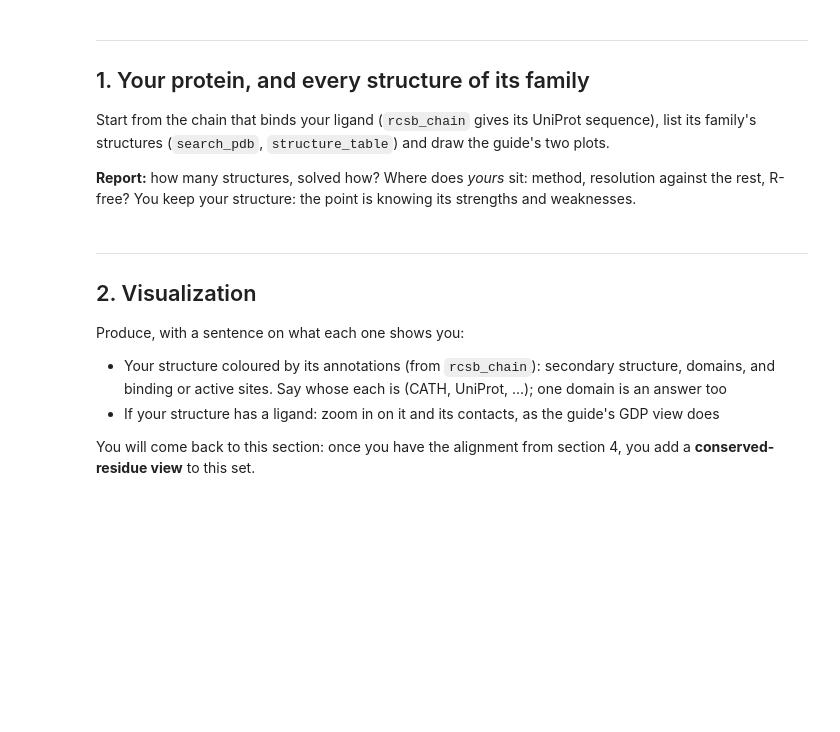
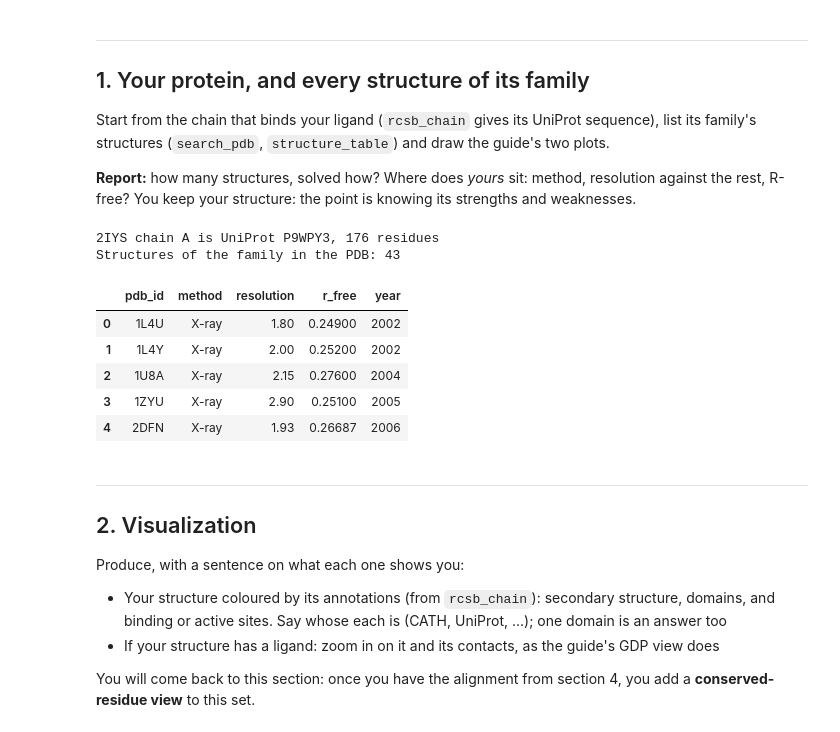
Before and after one commit to JosefBirnoecker/Strukturbioinformatik_Projekt, a Jupyter notebook: ex01/ex01_workbook.ipynb, the cells around one changed output. Drawn from its saved outputs; the diff is of its cells as text; code cells hidden in the pictures; blank space fills up the shorter version.

```diff
--- a/ex01/ex01_workbook.ipynb
+++ b/ex01/ex01_workbook.ipynb
@@ -120,3 +301,20 @@ weaknesses.
+# %%
+accession, query, to_structure, features = rcsb_chain("2IYS", "A")
+pdb_ids = search_pdb(query)
+family = structure_table(pdb_ids)
+
+print(f"2IYS chain A is UniProt {accession}, {len(query)} residues")
+print(f"Structures of the family in the PDB: {len(family)}")
+family.head()
+# %% [output]
+2IYS chain A is UniProt P9WPY3, 176 residues
+Structures of the family in the PDB: 43
+|  | pdb_id | method | resolution | r_free | year |
+| 0 | 1L4U | X-ray | 1.80 | 0.24900 | 2002 |
+| 1 | 1L4Y | X-ray | 2.00 | 0.25200 | 2002 |
+| 2 | 1U8A | X-ray | 2.15 | 0.27600 | 2004 |
+| 3 | 1ZYU | X-ray | 2.90 | 0.25100 | 2005 |
+| 4 | 2DFN | X-ray | 1.93 | 0.26687 | 2006 |
 # %% [markdown]
 ---
 
```
Also changed, not shown: parts of 6 cells of this notebook.
